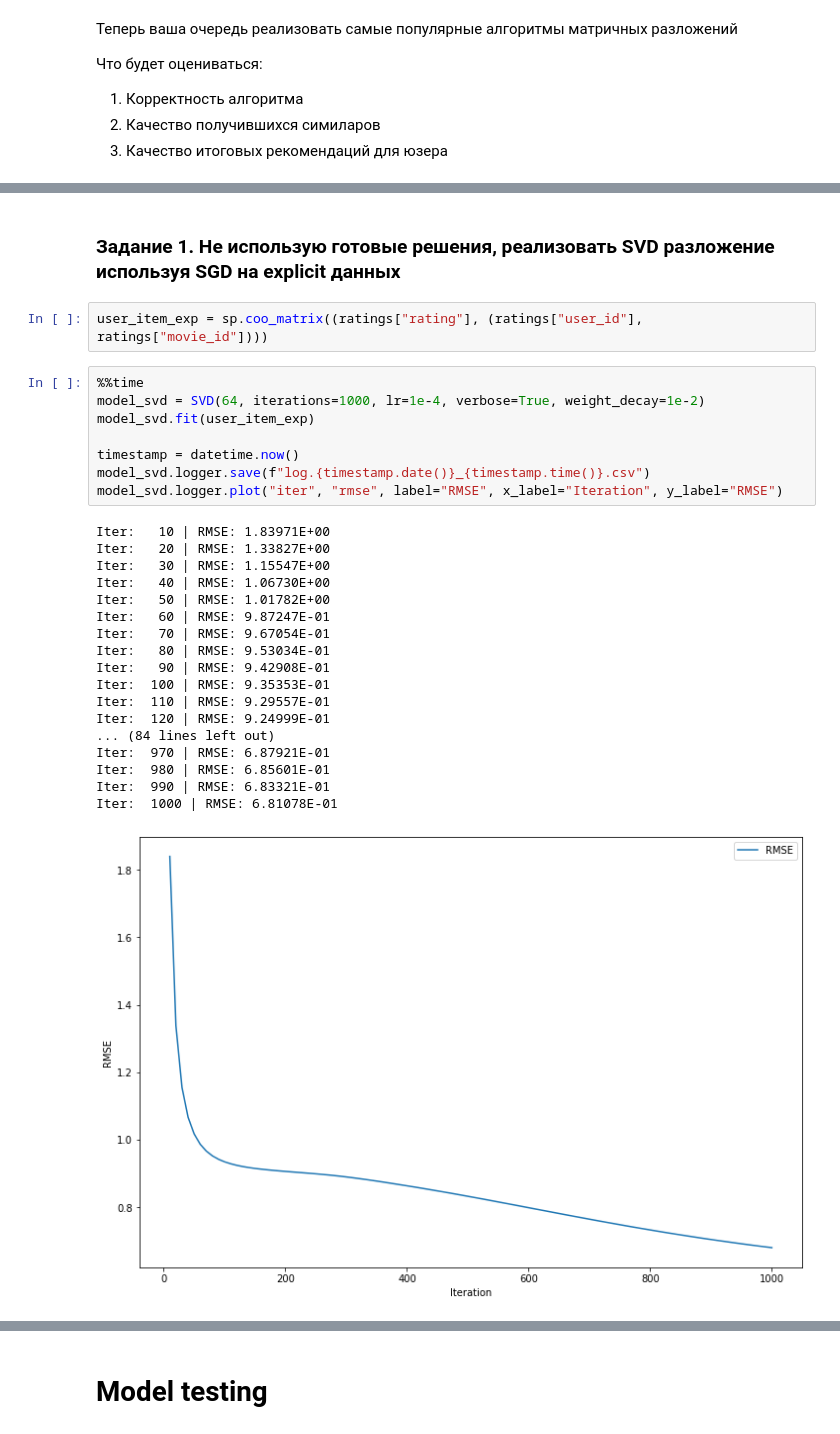
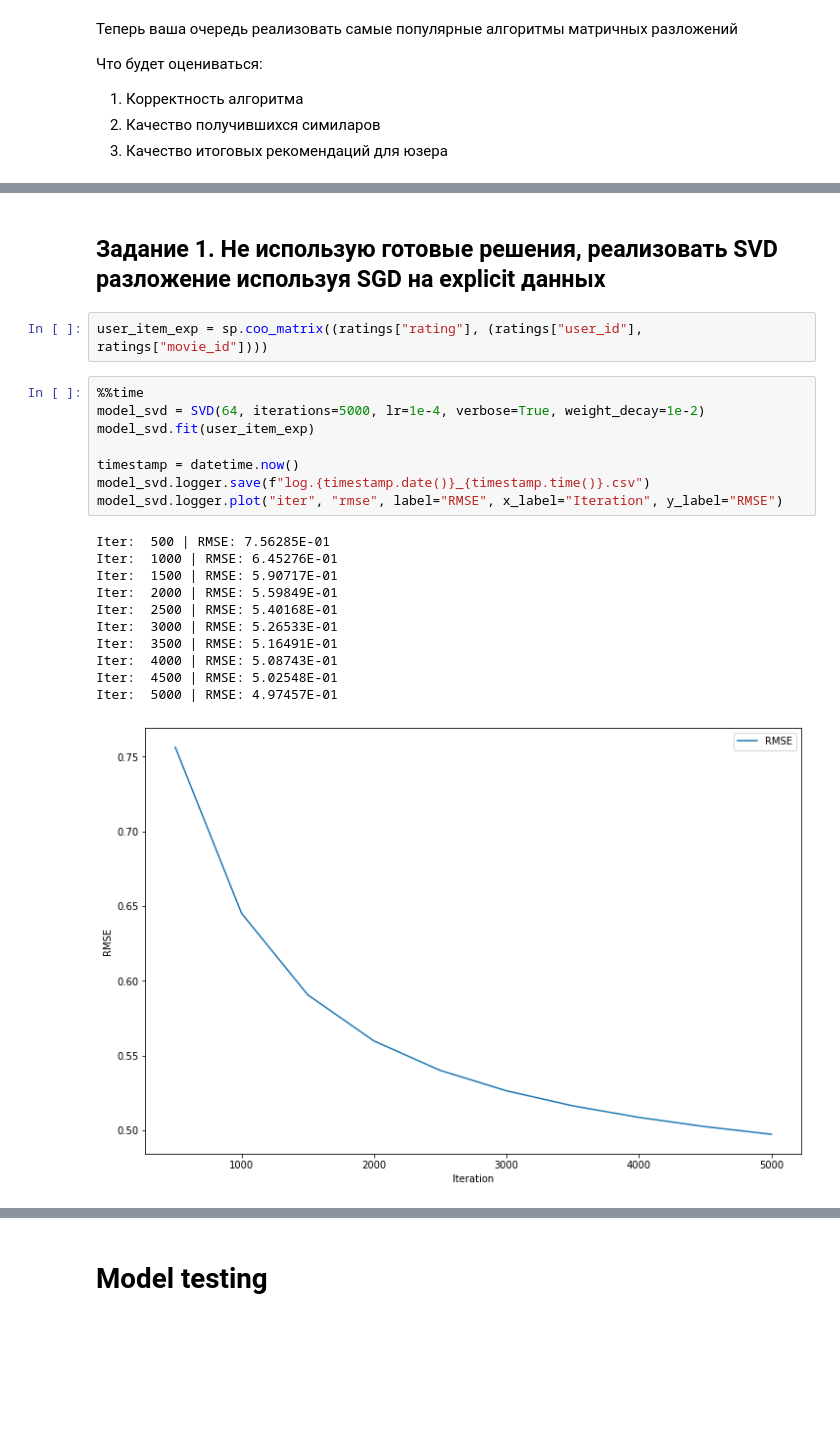
Before and after one commit to breengles/hse_hw, a Jupyter notebook: RecSys/01/HW_1_RECSYS_HSE.ipynb, the cells around one changed output, grey strips where cells are left out. Cells and saved outputs as stored; diff of their text form; blank space fills up the shorter version.

```diff
--- a/RecSys/01/HW_1_RECSYS_HSE.ipynb
+++ b/RecSys/01/HW_1_RECSYS_HSE.ipynb
@@ -222,31 +233,24 @@ def test(model):
 # %% [markdown]
-### Задание 1. Не использую готовые решения, реализовать SVD разложение используя SGD на explicit данных
+## Задание 1. Не использую готовые решения, реализовать SVD разложение используя SGD на explicit данных
 # %%
 user_item_exp = sp.coo_matrix((ratings["rating"], (ratings["user_id"], ratings["movie_id"])))
 # %%
 %%time
-model_svd = SVD(64, iterations=1000, lr=1e-4, verbose=True, weight_decay=1e-2)
+model_svd = SVD(64, iterations=5000, lr=1e-4, verbose=True, weight_decay=1e-2)
 model_svd.fit(user_item_exp)
 
 timestamp = datetime.now()
 model_svd.logger.save(f"log.{timestamp.date()}_{timestamp.time()}.csv")
 model_svd.logger.plot("iter", "rmse", label="RMSE", x_label="Iteration", y_label="RMSE")
 # %% [output]
-Iter:   10 | RMSE: 1.83971E+00
-Iter:   20 | RMSE: 1.33827E+00
-Iter:   30 | RMSE: 1.15547E+00
-Iter:   40 | RMSE: 1.06730E+00
-Iter:   50 | RMSE: 1.01782E+00
-Iter:   60 | RMSE: 9.87247E-01
-Iter:   70 | RMSE: 9.67054E-01
-Iter:   80 | RMSE: 9.53034E-01
-Iter:   90 | RMSE: 9.42908E-01
-Iter:  100 | RMSE: 9.35353E-01
-Iter:  110 | RMSE: 9.29557E-01
-Iter:  120 | RMSE: 9.24999E-01
-... (84 lines left out)
-Iter:  970 | RMSE: 6.87921E-01
-Iter:  980 | RMSE: 6.85601E-01
-Iter:  990 | RMSE: 6.83321E-01
-Iter:  1000 | RMSE: 6.81078E-01
+Iter:  500 | RMSE: 7.56285E-01
+Iter:  1000 | RMSE: 6.45276E-01
+Iter:  1500 | RMSE: 5.90717E-01
+Iter:  2000 | RMSE: 5.59849E-01
+Iter:  2500 | RMSE: 5.40168E-01
+Iter:  3000 | RMSE: 5.26533E-01
+Iter:  3500 | RMSE: 5.16491E-01
+Iter:  4000 | RMSE: 5.08743E-01
+Iter:  4500 | RMSE: 5.02548E-01
+Iter:  5000 | RMSE: 4.97457E-01
-[figure, old version]
+[figure, new version]
```
Also changed, not shown: parts of 37 cells of this notebook.
